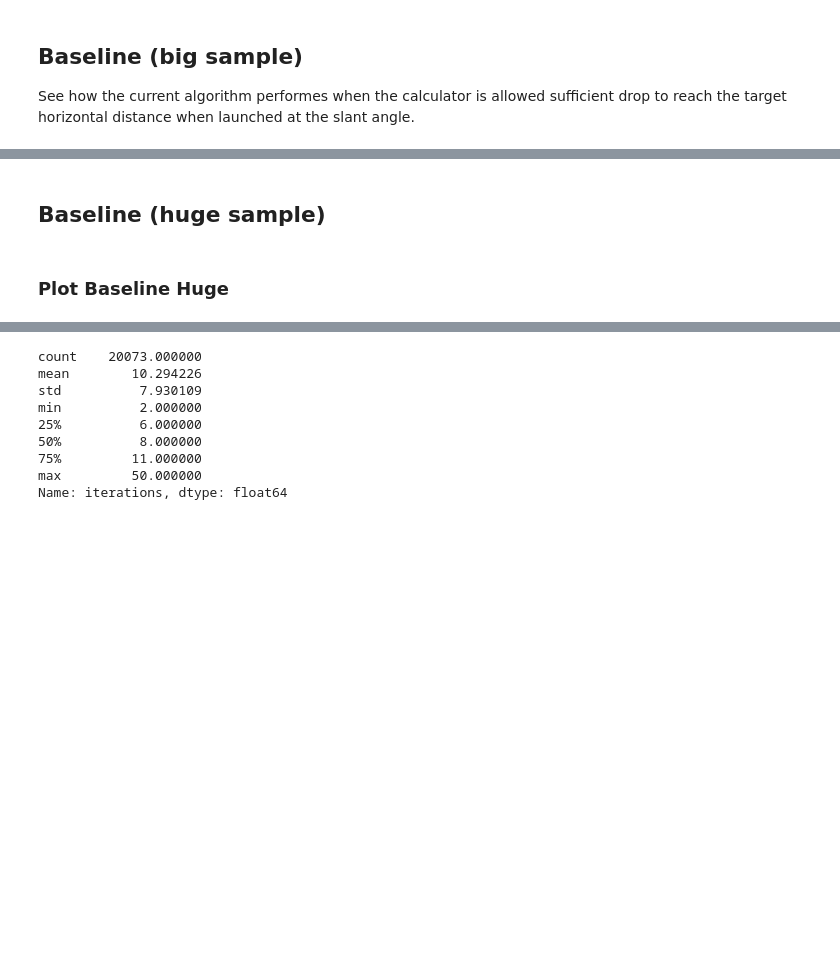
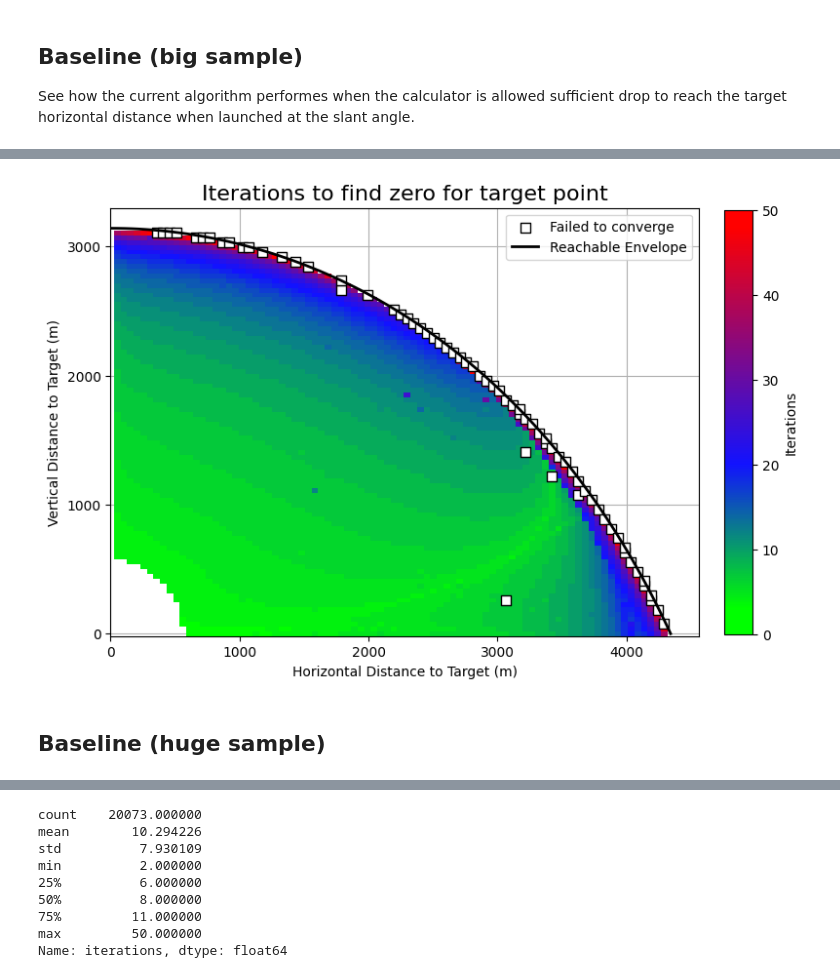
Before and after one commit to o-murphy/py-ballisticcalc, a Jupyter notebook: examples/ZeroStudy.ipynb, the cells around one changed output, grey strips where cells are left out. Saved outputs shown, nothing was run; the diff lists cells and outputs as text; code cells hidden in the pictures; blank space fills up the shorter version.

```diff
--- a/examples/ZeroStudy.ipynb
+++ b/examples/ZeroStudy.ipynb
@@ -473,6 +523,7 @@ baseline_big_df.to_csv('ZeroBigBaseline.csv')
 # %%
-p = plot_test_results(baseline_big_df, envelope_df)
-p.write_html('ZeroBaselineChart.html')
+plot_samples(baseline_big_df, 'ZeroBaselineBig')
+# %% [output]
+[figure, added]
 # %% [markdown]
 ## Baseline (huge sample)
 # %%
@@ -482,6 +533,4 @@ for i, point in tqdm(df.iterrows(), total=len(df)):
     results.append(zero_test(point['x'], point['y']))
 baseline_huge_df = pd.DataFrame(results)
 baseline_huge_df.to_csv('ZeroHugeBaseline.csv')
-# %% [markdown]
-### Plot Baseline Huge
 # %%
```
Also changed, not shown: parts of 48 cells of this notebook.
